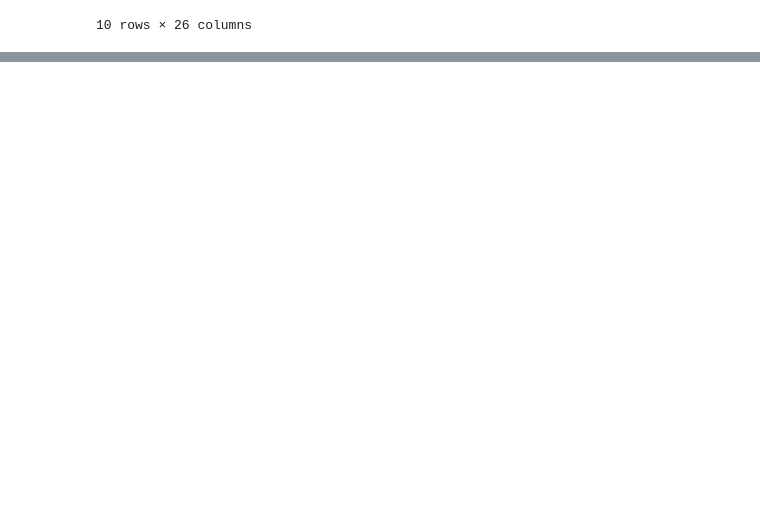
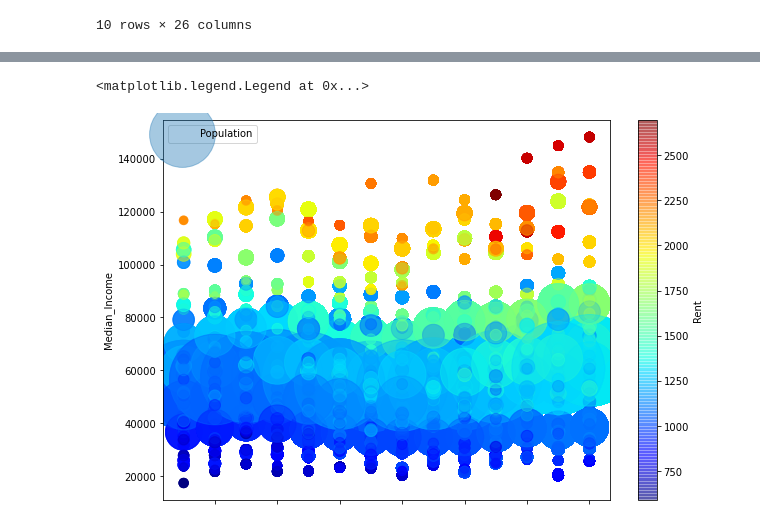
Before and after one commit to aforshee/machinelearning, a Jupyter notebook: Dev/TT/eda-tt.ipynb, the cells around one changed output, grey strips where cells are left out. Cells and saved outputs as stored; diff of their text form; code cells hidden in the pictures; blank space fills up the shorter version.

```diff
--- a/Dev/TT/eda-tt.ipynb
+++ b/Dev/TT/eda-tt.ipynb
@@ -267,0 +399,8 @@ df.to_csv('../data.csv')
+# %%
+from sklearn.model_selection import StratifiedShuffleSplit
+split = StratifiedShuffleSplit(n_splits=1, test_size=0.2, random_state=42)
+for train_index, test_index in split.split(df, df['Income_Level']):
+    strat_train_set = df.loc[train_index]
+    strat_test_set = df.loc[test_index]
+
+strat_test_set['Income_Level'].value_counts() / len(strat_test_set)
@@ -267,0 +435,10 @@ df.to_csv('../data.csv')
+# %%
+df2 = strat_train_set.copy()
+df2.plot(kind='scatter', x='TimeFrame', y='Median_Income', alpha=0.4,
+             s=df2['Population']/1000, label='Population', figsize=(10,7),
+             c='Rent', cmap=plt.get_cmap('jet'), colorbar=True)
+
+plt.legend()
+# %% [output]
+<matplotlib.legend.Legend at 0x...>
+[figure, added]
```
Also changed, not shown: parts of 35 cells of this notebook.
